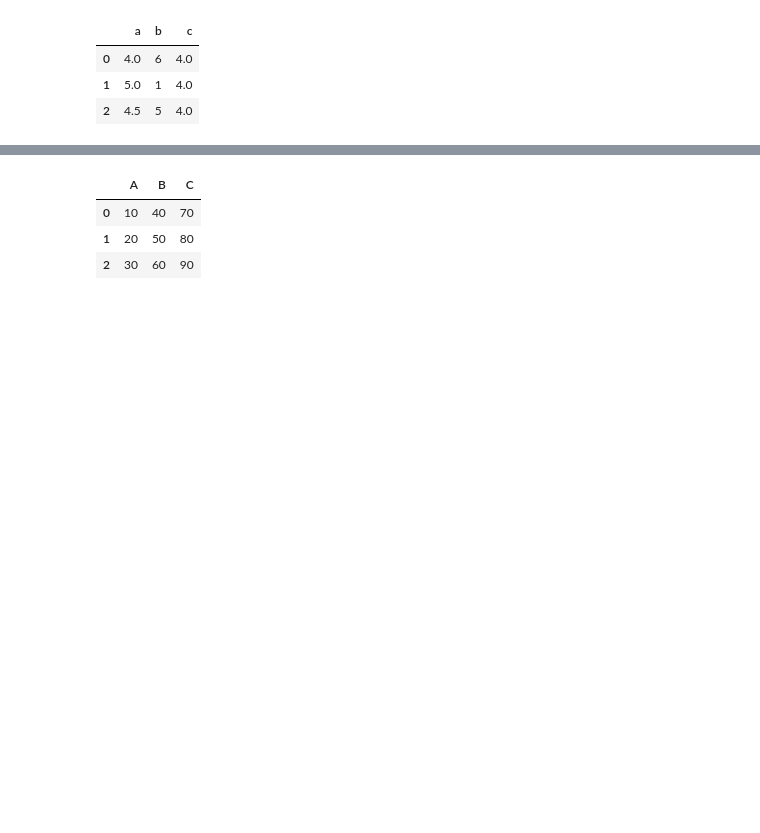
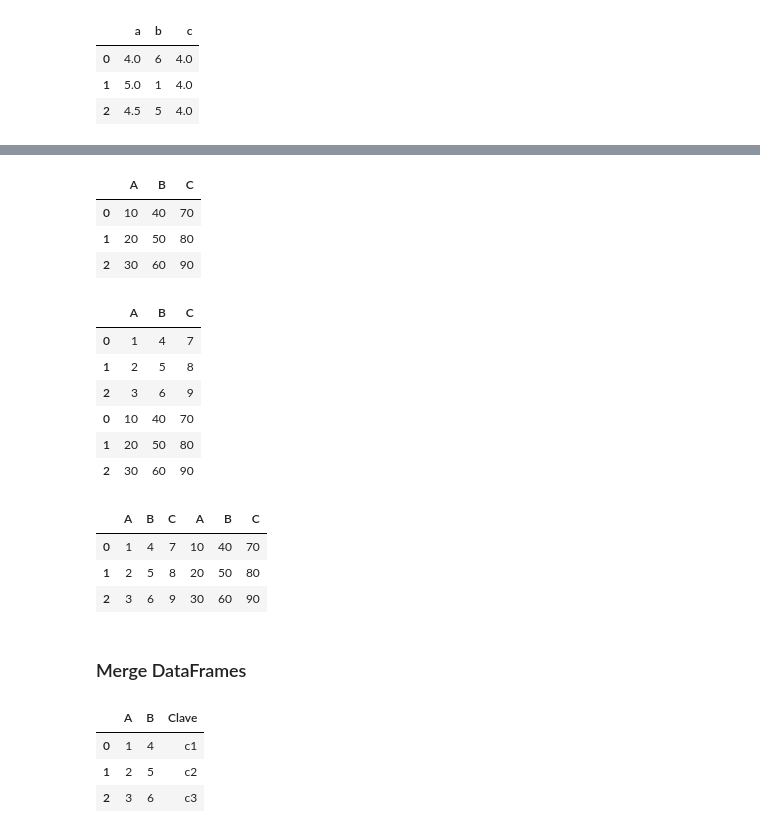
Before and after one commit to clog10/Machine-Learning, a Jupyter notebook: Pandas/Pandas.ipynb, the cells around one changed output, grey strips where cells are left out. Drawn from its saved outputs; the diff is of its cells as text; code cells hidden in the pictures; blank space fills up the shorter version.

Commit message:
Merge DataFrames

```diff
--- a/Pandas/Pandas.ipynb
+++ b/Pandas/Pandas.ipynb
@@ -346,7 +343,0 @@ dat2 = pd.DataFrame(dic2)
-# %%
-dat2
-# %% [output]
-|  | A | B | C |
-| 0 | 10 | 40 | 70 |
-| 1 | 20 | 50 | 80 |
-| 2 | 30 | 60 | 90 |
@@ -352,0 +346,26 @@ dat2
+# %%
+dat2
+# %% [output]
+|  | A | B | C |
+| 0 | 10 | 40 | 70 |
+| 1 | 20 | 50 | 80 |
+| 2 | 30 | 60 | 90 |
+# %%
+pd.concat([dat, dat2])
+# %% [output]
+|  | A | B | C |
+| 0 | 1 | 4 | 7 |
+| 1 | 2 | 5 | 8 |
+| 2 | 3 | 6 | 9 |
+| 0 | 10 | 40 | 70 |
+| 1 | 20 | 50 | 80 |
+| 2 | 30 | 60 | 90 |
+# %%
+pd.concat([dat, dat2], axis=1)
+# %% [output]
+|  | A | B | C | A | B | C |
+| 0 | 1 | 4 | 7 | 10 | 40 | 70 |
+| 1 | 2 | 5 | 8 | 20 | 50 | 80 |
+| 2 | 3 | 6 | 9 | 30 | 60 | 90 |
+# %% [markdown]
+### Merge DataFrames
@@ -352,0 +376,7 @@ dat2
+# %%
+data
+# %% [output]
+|  | A | B | Clave |
+| 0 | 1 | 4 | c1 |
+| 1 | 2 | 5 | c2 |
+| 2 | 3 | 6 | c3 |
```
Also changed, not shown: parts of 25 cells of this notebook.
